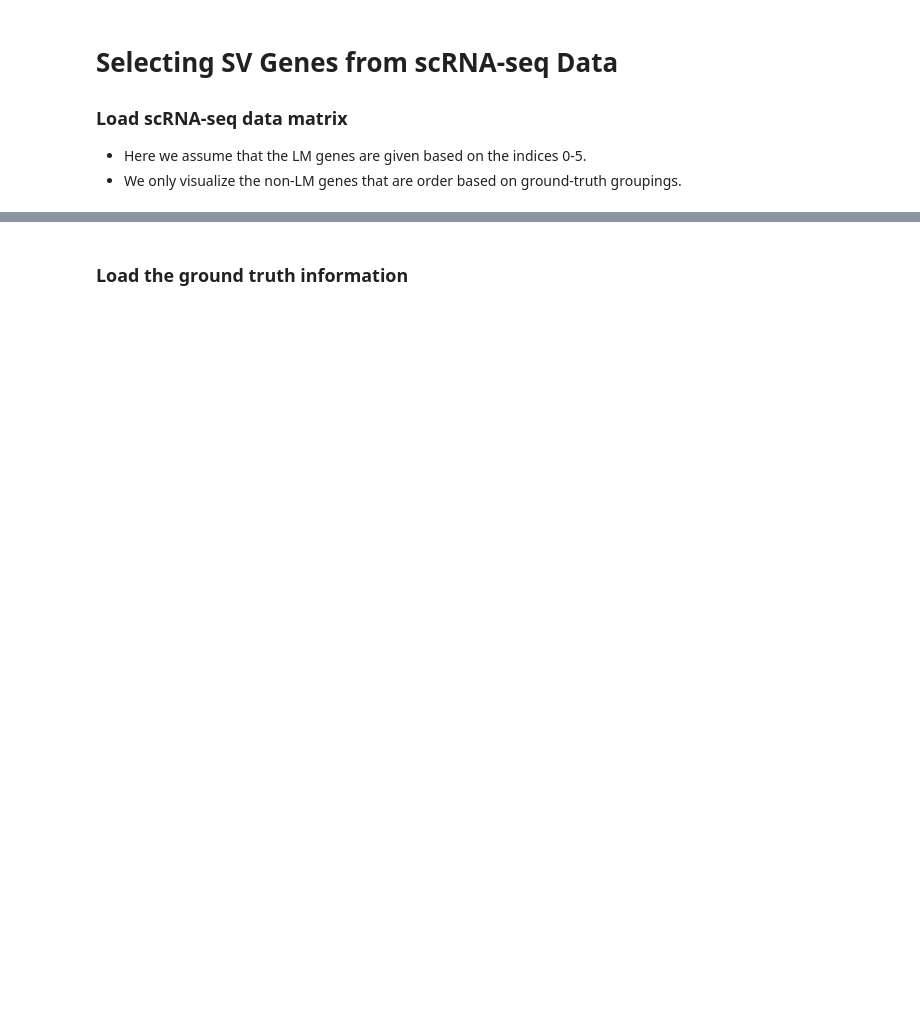
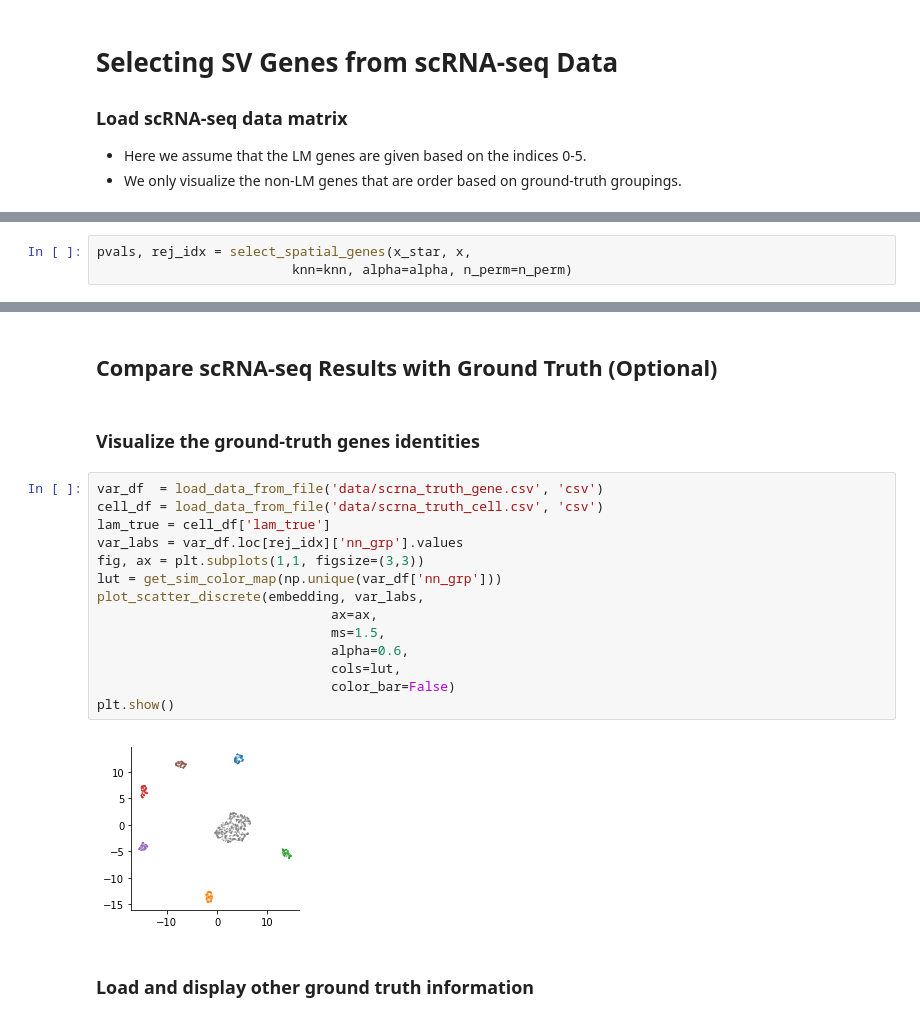
Before and after one commit to yashpatel5400/gliss, a Jupyter notebook: GLISS_Tutorial.ipynb, the cells around one changed output, grey strips where cells are left out. Drawn from its saved outputs; the diff is of its cells as text; blank space fills up the shorter version.

```diff
--- a/GLISS_Tutorial.ipynb
+++ b/GLISS_Tutorial.ipynb
@@ -103,0 +108,3 @@ non-LM gene matrix dimension: (1500, 5994)
+# %%
+pvals, rej_idx = select_spatial_genes(x_star, x,
+                         knn=knn, alpha=alpha, n_perm=n_perm)
@@ -104,3 +187,23 @@ non-LM gene matrix dimension: (1500, 5994)
+# %% [markdown]
+## Compare scRNA-seq Results with Ground Truth (Optional)
+# %% [markdown]
+### Visualize the ground-truth genes identities
+# %%
+var_df  = load_data_from_file('data/scrna_truth_gene.csv', 'csv')
+cell_df = load_data_from_file('data/scrna_truth_cell.csv', 'csv')
+lam_true = cell_df['lam_true']
+var_labs = var_df.loc[rej_idx]['nn_grp'].values
+fig, ax = plt.subplots(1,1, figsize=(3,3))
+lut = get_sim_color_map(np.unique(var_df['nn_grp']))
+plot_scatter_discrete(embedding, var_labs,
+                              ax=ax,
+                              ms=1.5,
+                              alpha=0.6,
+                              cols=lut,
+                              color_bar=False)
+plt.show()
+# %% [output]
+[figure, added]
 # %% [markdown]
-### Load the ground truth information
+### Load and display other ground truth information
 # %%
```
Also changed, not shown: parts of 21 cells of this notebook, 3 other files.
